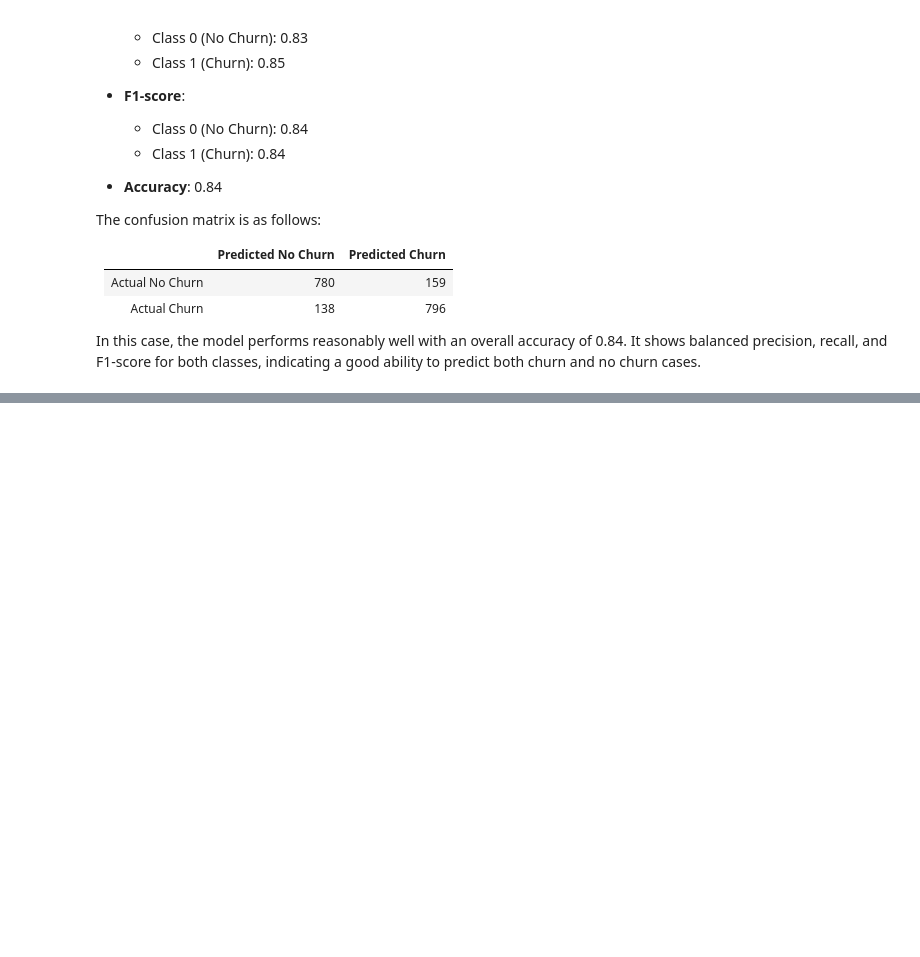
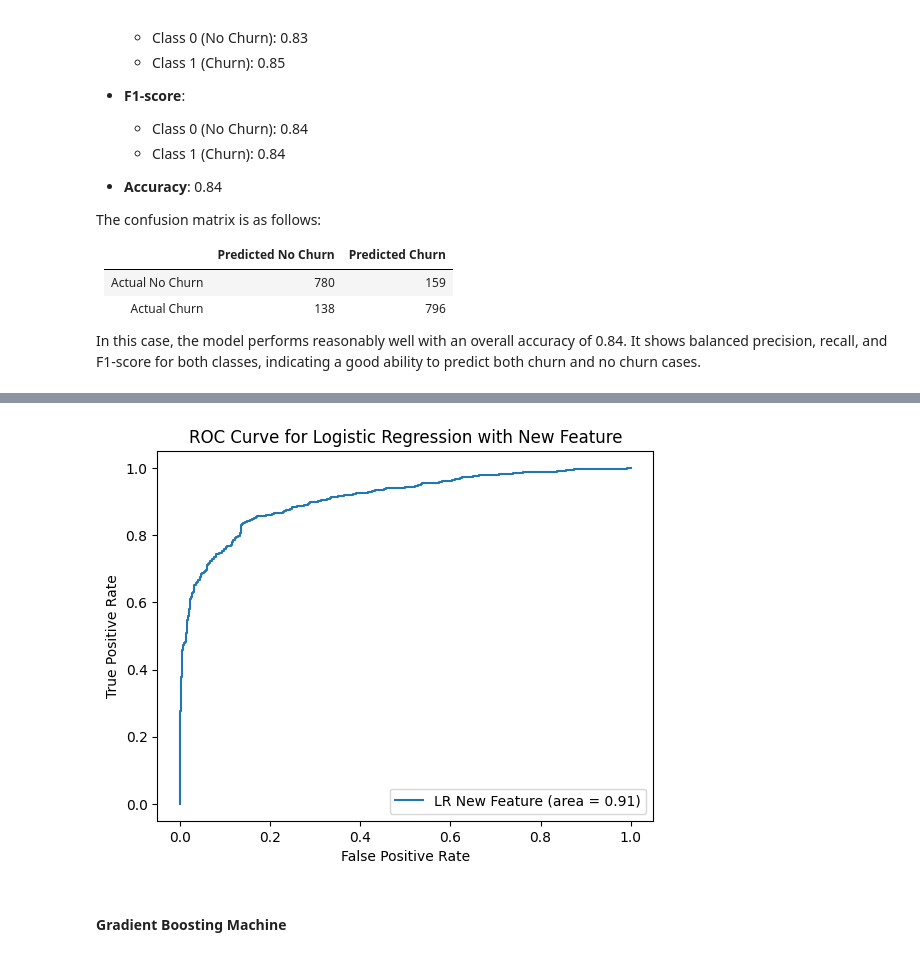
Before and after one commit to Anishx/MLBusinessProjects, a Jupyter notebook: 4/loblawsAnalysis.ipynb, the cells around one changed output, grey strips where cells are left out. Cells and saved outputs as stored; diff of their text form; code cells hidden in the pictures; blank space fills up the shorter version.

```diff
--- a/4/loblawsAnalysis.ipynb
+++ b/4/loblawsAnalysis.ipynb
@@ -560,0 +603,20 @@ In this case, the model performs reasonably well with an overall accuracy of 0.8
+# %%
+from sklearn.metrics import roc_curve, auc
+
+# Calculate probabilities for the positive class using the logistic regression model trained with new features
+y_proba_lr_new_feature = logistic_model_with_new_feature.predict_proba(X_test_with_new_feature)[:, 1]
+fpr_lr_new_feature, tpr_lr_new_feature, _ = roc_curve(y_test_with_new_feature, y_proba_lr_new_feature)
+roc_auc_lr_new_feature = auc(fpr_lr_new_feature, tpr_lr_new_feature)
+
+# Plot ROC curve for Logistic Regression with new feature
+plt.figure()
+plt.plot(fpr_lr_new_feature, tpr_lr_new_feature, label=f'LR New Feature (area = {roc_auc_lr_new_feature:.2f})')
+plt.xlabel('False Positive Rate')
+plt.ylabel('True Positive Rate')
+plt.title('ROC Curve for Logistic Regression with New Feature')
+plt.legend(loc="lower right")
+plt.show()
+# %% [output]
+[figure, added]
+# %% [markdown]
+#### Gradient Boosting Machine
```
Also changed, not shown: parts of 26 cells of this notebook.
